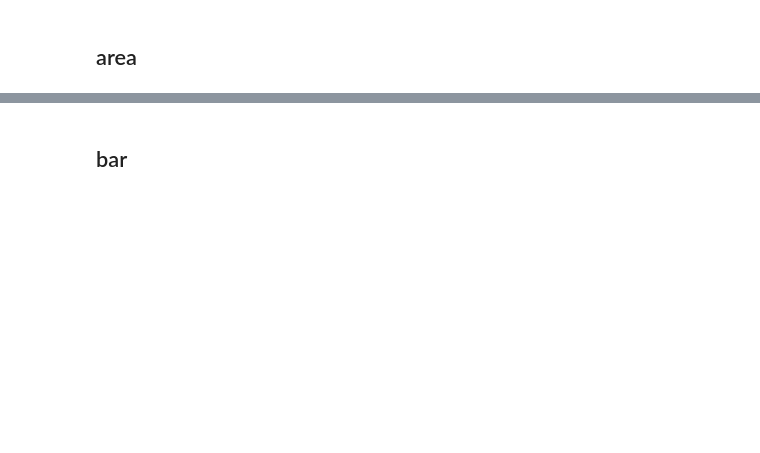
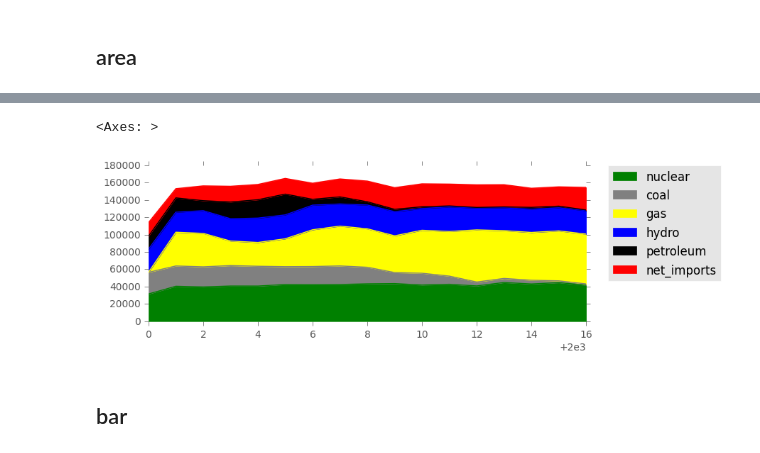
Before and after one commit to samkennerly/kingofsnake, a Jupyter notebook: books/plot.ipynb, the cells around one changed output, grey strips where cells are left out. Cells and saved outputs as stored; diff of their text form; code cells hidden in the pictures; blank space fills up the shorter version.

```diff
--- a/books/plot.ipynb
+++ b/books/plot.ipynb
@@ -53,9 +10,9 @@ plot.axes()
 # %% [markdown]
 ## load example data
 # %%
-data = read_csv(ENERGY)
+data = read_csv(DATADIR / 'examples/energy.csv')
 
-# Remove sneaky whitespace from column names
+# Remove whitespace and caps from column names
 data.columns = data.columns.str.strip().str.lower().str.replace(' ', '_')
 
 # Consolidate columns
@@ -67,5 +24,6 @@ data['gas'] = data.pop('lfg') + data.pop('natural_gas')
 data = data.set_index('year').sort_index()
 data = data.loc['2000':, data.sum().nlargest(6).index]
 
+print(data.info())
 data.tail()
 # %% [output]
@@ -107,3 +89,9 @@ area(data, **kwargs) method of plot.Plot instance
+# %%
+color = "green grey yellow blue black red".split()
+canvas.area(data, color=color)
+# %% [output]
+<Axes: >
+[figure, added]
 # %% [markdown]
 ## bar
 # %%
```
Also changed, not shown: parts of 38 cells of this notebook, 1 other file.
